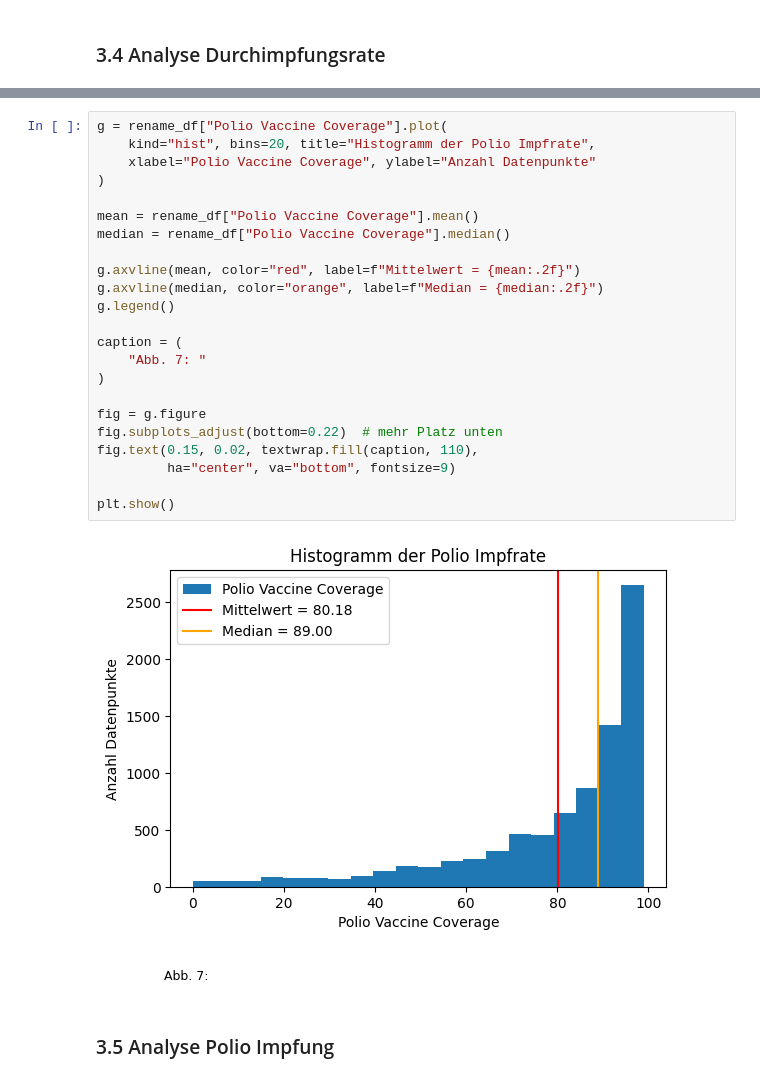
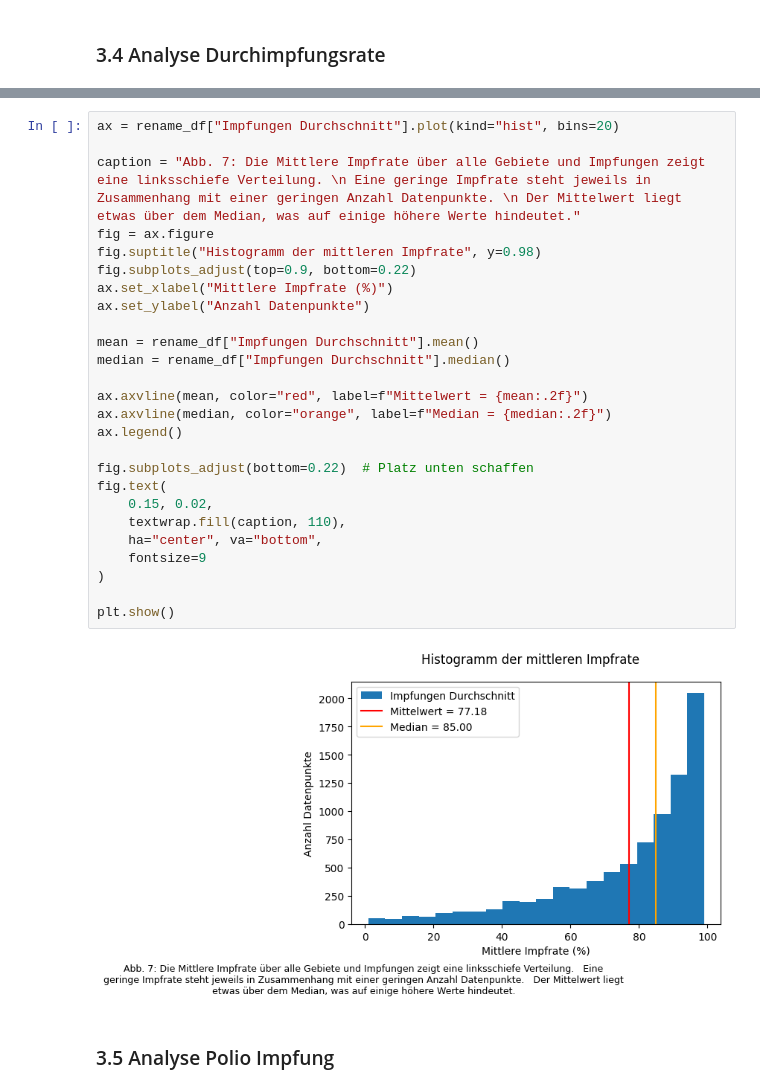
Before and after one commit to gandlea/LN-2-HS2025, a Jupyter notebook: Leistungsnachweis.ipynb, the cells around one changed output, grey strips where cells are left out. Drawn from its saved outputs; the diff is of its cells as text.

```diff
--- a/Leistungsnachweis.ipynb
+++ b/Leistungsnachweis.ipynb
@@ -593,30 +599,33 @@ Tabelle 11: Die erfassten Jahre, die Raten der jeweiligen Impfungen und der Kind
 | 75% | 2013.000000 | 96.000000 | 96.000000 | 98.000000 | 95.000000 | ... |
 | max | 2023.000000 | 99.000000 | 99.000000 | 99.000000 | 99.000000 | ... |
 # %%
-g = rename_df["Polio Vaccine Coverage"].plot(
-    kind="hist", bins=20, title="Histogramm der Polio Impfrate",
-    xlabel="Polio Vaccine Coverage", ylabel="Anzahl Datenpunkte"
+ax = rename_df["Impfungen Durchschnitt"].plot(kind="hist", bins=20)
+
+caption = "Abb. 7: Die Mittlere Impfrate über alle Gebiete und Impfungen zeigt eine linksschiefe Verteilung. \n Eine geringe Impfrate steht jeweils in Zusammenhang mit einer geringen Anzahl Datenpunkte. \n Der Mittelwert liegt etwas über dem Median, was auf einige höhere Werte hindeutet."
+fig = ax.figure
+fig.suptitle("Histogramm der mittleren Impfrate", y=0.98)
+fig.subplots_adjust(top=0.9, bottom=0.22)
+ax.set_xlabel("Mittlere Impfrate (%)")
+ax.set_ylabel("Anzahl Datenpunkte")
+
+mean = rename_df["Impfungen Durchschnitt"].mean()
+median = rename_df["Impfungen Durchschnitt"].median()
+
+ax.axvline(mean, color="red", label=f"Mittelwert = {mean:.2f}")
+ax.axvline(median, color="orange", label=f"Median = {median:.2f}")
+ax.legend()
+
+fig.subplots_adjust(bottom=0.22)  # Platz unten schaffen
+fig.text(
+    0.15, 0.02,
+    textwrap.fill(caption, 110),
+    ha="center", va="bottom",
+    fontsize=9
 )
 
-mean = rename_df["Polio Vaccine Coverage"].mean()
-median = rename_df["Polio Vaccine Coverage"].median()
-
-g.axvline(mean, color="red", label=f"Mittelwert = {mean:.2f}")
-g.axvline(median, color="orange", label=f"Median = {median:.2f}")
-g.legend()
-
-caption = (
-    "Abb. 7: "
-)
-
-fig = g.figure
-fig.subplots_adjust(bottom=0.22)  # mehr Platz unten
-fig.text(0.15, 0.02, textwrap.fill(caption, 110),
-         ha="center", va="bottom", fontsize=9)
-
 plt.show()
 # %% [output]
-[figure, old version]
+[figure, new version]
 # %% [markdown]
 ### 3.5 Analyse Polio Impfung
 # %%
```
Also changed, not shown: parts of 35 cells of this notebook.
